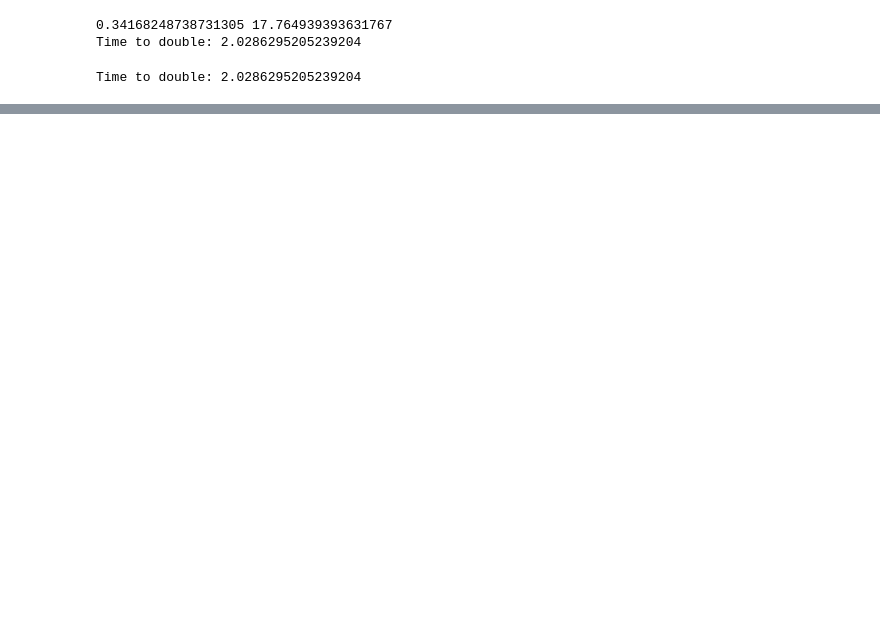
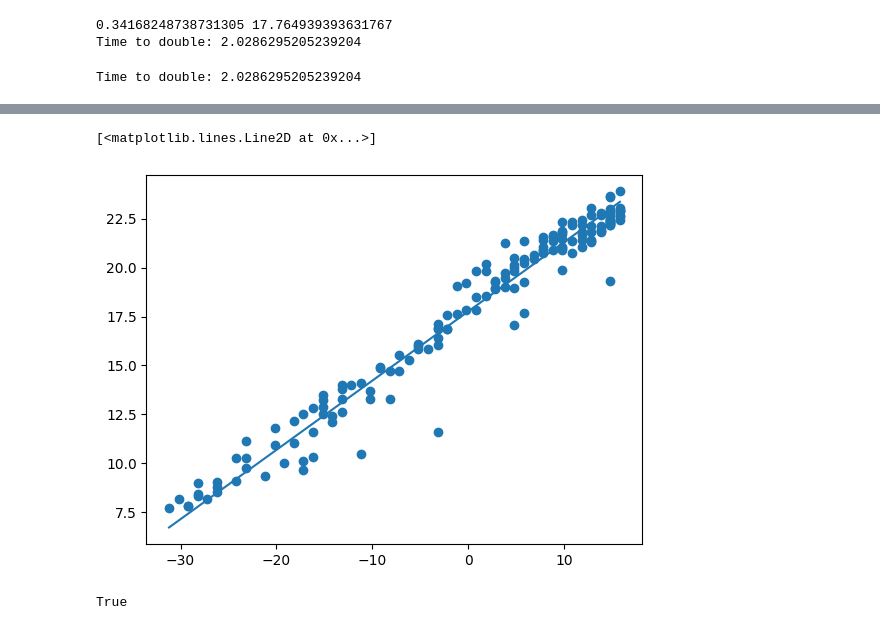
Before and after one commit to Nyarelia/Nyarelia, a Jupyter notebook: moores_law_regression.ipynb, the cells around one changed output, grey strips where cells are left out. Drawn from its saved outputs; the diff is of its cells as text; code cells hidden in the pictures; blank space fills up the shorter version.

```diff
--- a/moores_law_regression.ipynb
+++ b/moores_law_regression.ipynb
@@ -120,3 +133,9 @@ Time to double: 2.0286295205239204
 print('Time to double:', np.log(2) / a)
 # %% [output]
 Time to double: 2.0286295205239204
+# %%
+# Make sure the line fits our data
+Yhat = model.predict(X).flatten()
+plt.scatter(X, y)
+plt.plot(X, Yhat)
+# %% [output]
@@ -122,0 +143,18 @@ Time to double: 2.0286295205239204
+[<matplotlib.lines.Line2D at 0x...>]
+[figure, added]
+# %%
+# Manual calculation
+
+# Get the weights
+w, b = model.layers[0].get_weights()
+
+# Reshape X because we flattened it again earlier
+X = X.reshape(-1, 1)
+
+# (N x 1) x (1 x 1) + (1) --> (N x 1)
+Yhat2 = (X.dot(w) + b).flatten()
+
+# Don't use == for floating points
+np.allclose(Yhat, Yhat2)
+# %% [output]
+True
```
Also changed, not shown: parts of 8 cells of this notebook.
